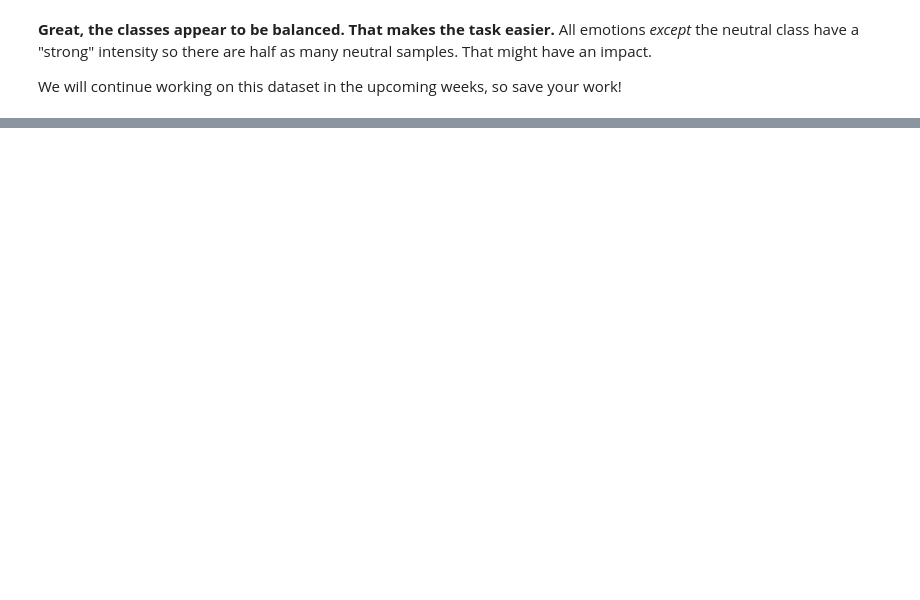
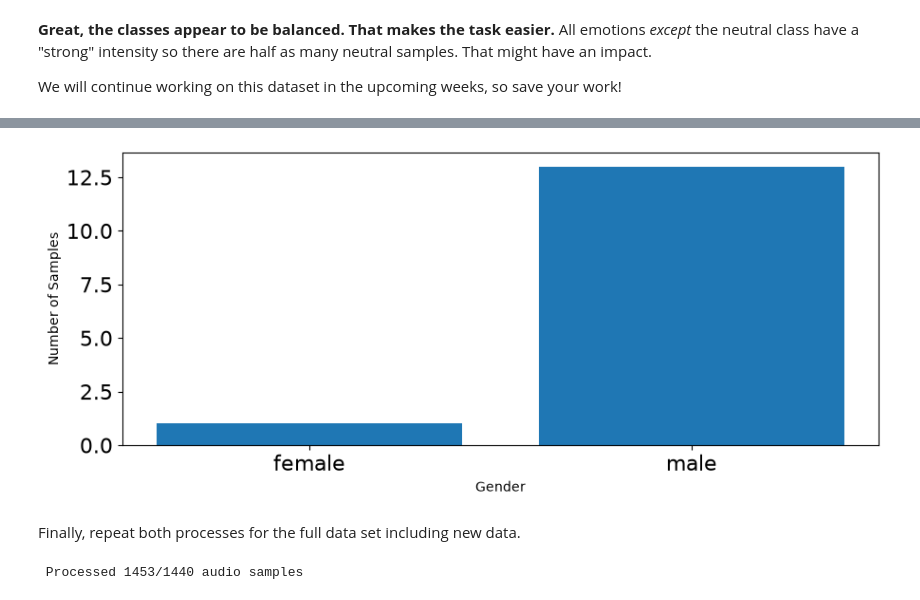
Before and after one commit to CJS-Codework/Week2-DataPreprocessing, a Jupyter notebook: Week 2.ipynb, the cells around one changed output, grey strips where cells are left out. Cells and saved outputs as stored; diff of their text form; code cells hidden in the pictures; blank space fills up the shorter version.

```diff
--- a/Week 2.ipynb
+++ b/Week 2.ipynb
@@ -717,0 +818,16 @@ We will continue working on this dataset in the upcoming weeks, so save your wor
+# %%
+def load_data():
+    X,y=[],[]
+    count = 0
+    for file in glob.glob("C:/Users/caleb/Documents/Caleb/SFU/IAT360/Lab2/Datasets/Datasets/Audio Data/New Data/*/*.wav"):
+        file_name=os.path.basename(file)
+        gender=gender_dict[file_name.split("-")[6]]
+        # features = get_features(file)
+        # X.append(features)
+        y.append(gender)
+        count += 1
+        # '\r' + end='' results in printing over same line
+        print('\r' + f' Processed {count}/{1440} audio samples',end=' ')
+    # Return arrays to plug into sklearn's cross-validation algorithms
+    return np.array(X), np.array(y)
+    print(gender)
@@ -717,0 +838,16 @@ We will continue working on this dataset in the upcoming weeks, so save your wor
+# %%
+# plot gender
+plt.figure(figsize=(35,4))
+plt.subplot(1,3,1)
+#np.unique returns ordered list of unique elements and count of each element
+emotion_list, count = np.unique(genders, return_counts=True)
+plt.bar(x=range(2), height=count)
+plt.xticks(ticks=range(2), labels = [emotion for emotion in emotion_list],fontsize=10)
+plt.xlabel('Gender')
+plt.tick_params(labelsize=16)
+plt.ylabel('Number of Samples')
+plt.show()
+# %% [output]
+[figure, added]
+# %% [markdown]
+Finally, repeat both processes for the full data set including new data.
@@ -717,0 +869,4 @@ We will continue working on this dataset in the upcoming weeks, so save your wor
+# %%
+features, emotions = load_data()
+# %% [output]
+ Processed 1453/1440 audio samples
```
Also changed, not shown: parts of 23 cells of this notebook.
